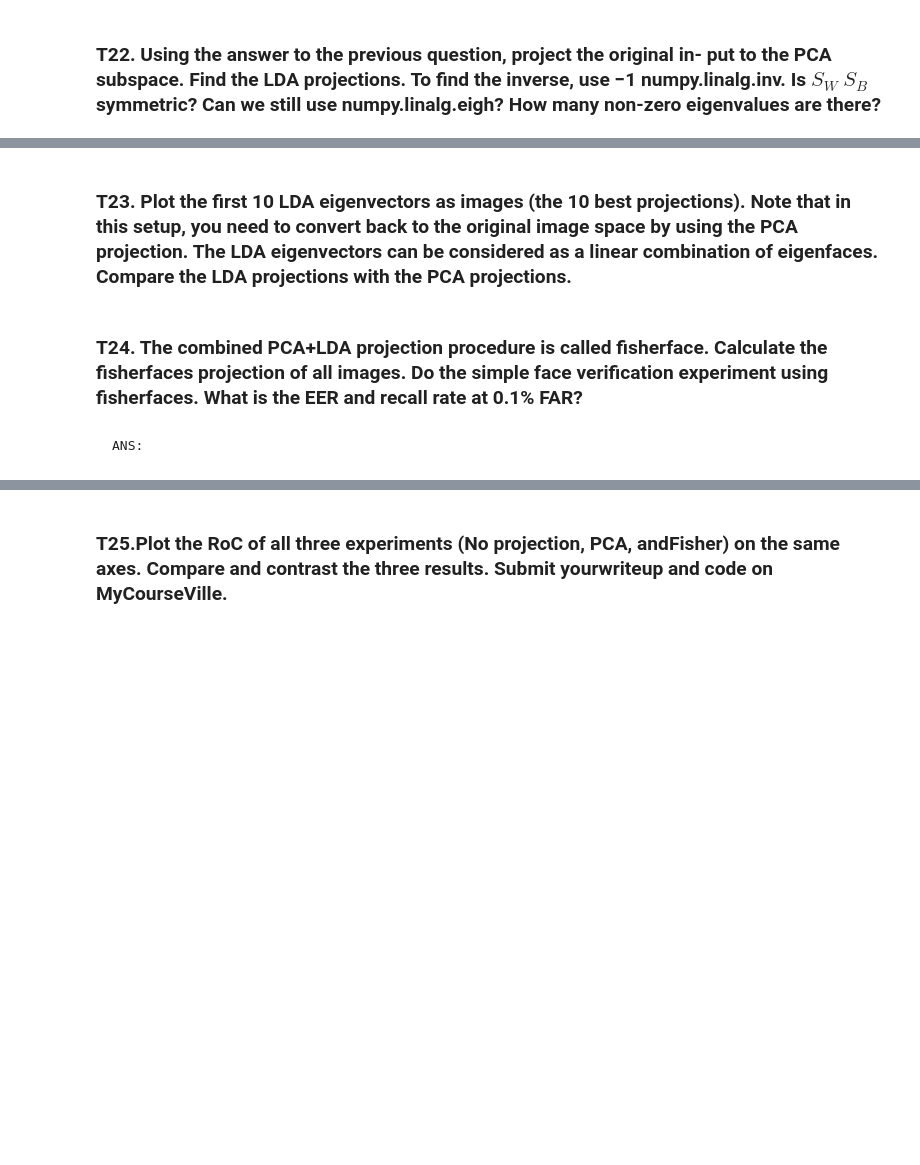
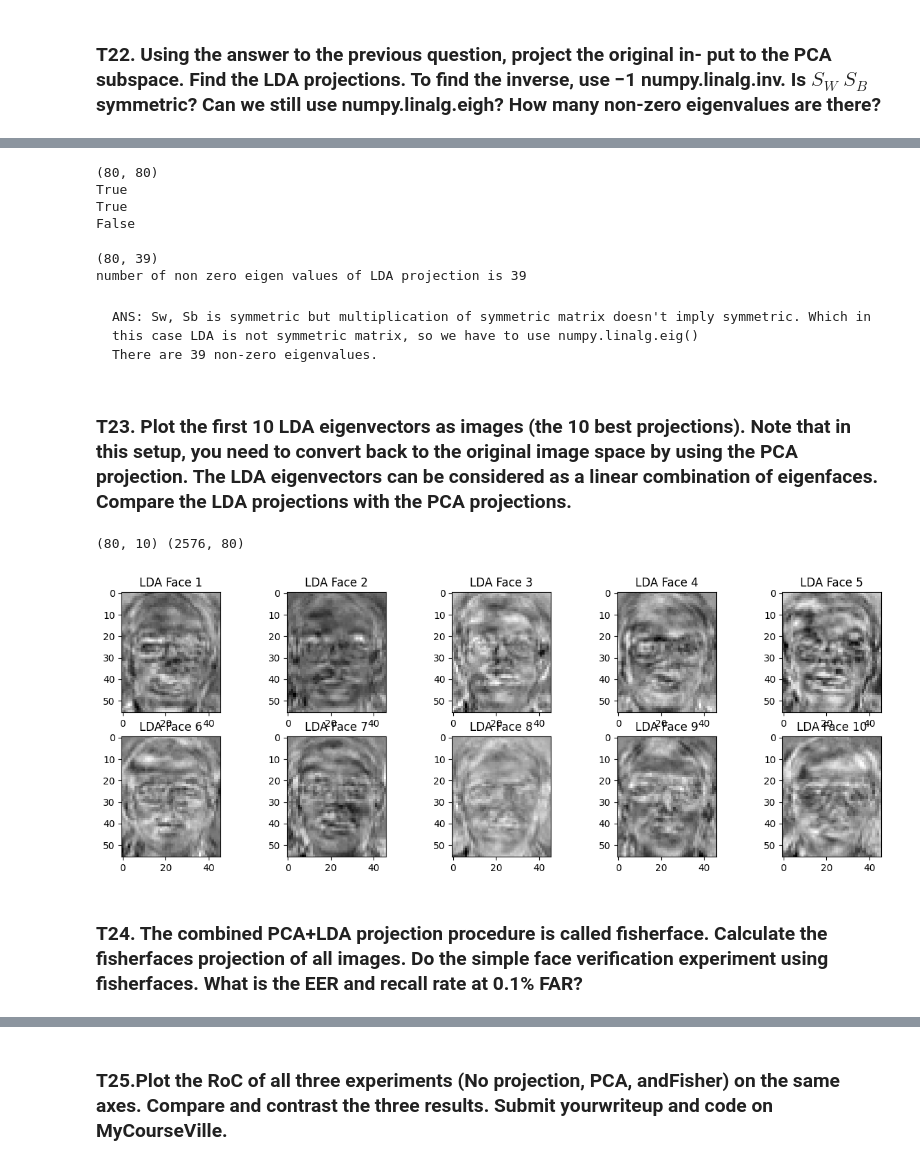
Before and after one commit to ADNCRICH/CU_submission, a Jupyter notebook: Pattern_Recognition/HW3/HW3_Fisherfaces(student).ipynb, the cells around one changed output, grey strips where cells are left out. Saved outputs shown, nothing was run; the diff lists cells and outputs as text; code cells hidden in the pictures; blank space fills up the shorter version.

```diff
--- a/Pattern_Recognition/HW3/HW3_Fisherfaces(student).ipynb
+++ b/Pattern_Recognition/HW3/HW3_Fisherfaces(student).ipynb
@@ -705,2 +782,60 @@ print(n_dim)
+# %%
+# TODO: Find the LDA projection.
+def cal_Sb(matrix, N, C):
+    matrix = np.array(matrix, dtype=np.double)
+    mu = matrix.reshape(C, N, -1).mean(axis=1)
+    mu_all = mu.mean(axis=0)
+    return np.dot((mu - mu_all).T, (mu - mu_all))
+
+def cal_Sw(matrix, N, C):
+    matrix = np.array(matrix, dtype=np.double)
+    matrix = matrix.reshape(C, N, -1)
+    mu = matrix.mean(axis=1)
+    # print(mu.shape)
+    # print(matrix.shape)
+    re = np.zeros((mu.shape[1], mu.shape[1]))
+    for i in range(C):
+        re += np.dot((matrix[i] - mu[i]).T, (matrix[i] - mu[i]))
+    return re
+
+T_PCA_use = T_reduced_full[:, :119]
+
+mat_Sb = cal_Sb(T_projected, 3, 40)
+mat_Sw = cal_Sw(T_projected, 3, 40)
+
+# mat_Sb = cal_Sb(T_PCA_use, 3, 40)
+# mat_Sw = cal_Sw(T_PCA_use, 3, 40)
+
+lda_w = np.dot(np.linalg.inv(mat_Sw), mat_Sb)
+print(lda_w.shape)
+
+
+print(np.all(mat_Sb == mat_Sb.T))
+print(np.all(mat_Sw == mat_Sw.T))
+print(np.all(lda_w == lda_w.T))
+# %% [output]
+(80, 80)
+True
+True
+False
+# %%
+# TODO: Find how many non-zero eigenvalues there are.
+
+lda_w_eigenvalues, lda_w_eigenvectors = np.linalg.eig(lda_w)
+filter = abs(lda_w_eigenvalues) > 1e-6
+lda_w_eigenvalues = lda_w_eigenvalues[filter]
+lda_w_eigenvectors = lda_w_eigenvectors[:, filter]
+idx = lda_w_eigenvalues.argsort()[::-1]
+lda_w_eigenvalues = lda_w_eigenvalues[idx].real
+lda_w_eigenvectors = lda_w_eigenvectors[:,idx].real
+lda_w_eigenvectors = lda_w_eigenvectors / np.linalg.norm(lda_w_eigenvectors, axis=0)
+print(lda_w_eigenvectors.shape)
+print("number of non zero eigen values of LDA projection is", lda_w_eigenvalues.shape[0])
+# %% [output]
+(80, 39)
+number of non zero eigen values of LDA projection is 39
+# %% [markdown]
+    ANS: Sw, Sb is symmetric but multiplication of symmetric matrix doesn't imply symmetric. Which in this case LDA is not symmetric matrix, so we have to use numpy.linalg.eig()
+    There are 39 non-zero eigenvalues.
 # %% [markdown]
 ### T23. Plot the first 10 LDA eigenvectors as images (the 10 best projections). Note that in this setup, you need to convert back to the original image space by using the PCA projection. The LDA eigenvectors can be considered as a linear combination of eigenfaces. Compare the LDA projections with the PCA projections.
@@ -709,2 +842,17 @@ print(n_dim)
+# %%
+# INSERT CODE HERE
+lda_face = lda_w_eigenvectors[:, :10]
+eigenfaces = v[:, :80]
+print(lda_face.shape, eigenfaces.shape)
+recon = lda_face.T @ eigenfaces.T
+# recon = reconstruct_image(lda_face.T, meanface, v, 80)
+plt.figure(figsize=(15, 5))
+for i in range(10):
+    plt.subplot(2, 5, i + 1)
+    plt.title('LDA Face ' + str(i + 1))
+    plt.imshow(recon[i].reshape(56, 46), cmap='gray')
+# %% [output]
+(80, 10) (2576, 80)
+[figure, added]
 # %% [markdown]
 ### T24. The combined PCA+LDA projection procedure is called fisherface. Calculate the fisherfaces projection of all images. Do the simple face verification experiment using fisherfaces. What is the EER and recall rate at 0.1% FAR?
@@ -713,2 +858,0 @@ print(n_dim)
-# %% [markdown]
-    ANS:
```
Also changed, not shown: parts of 34 cells of this notebook, 5 other files.
